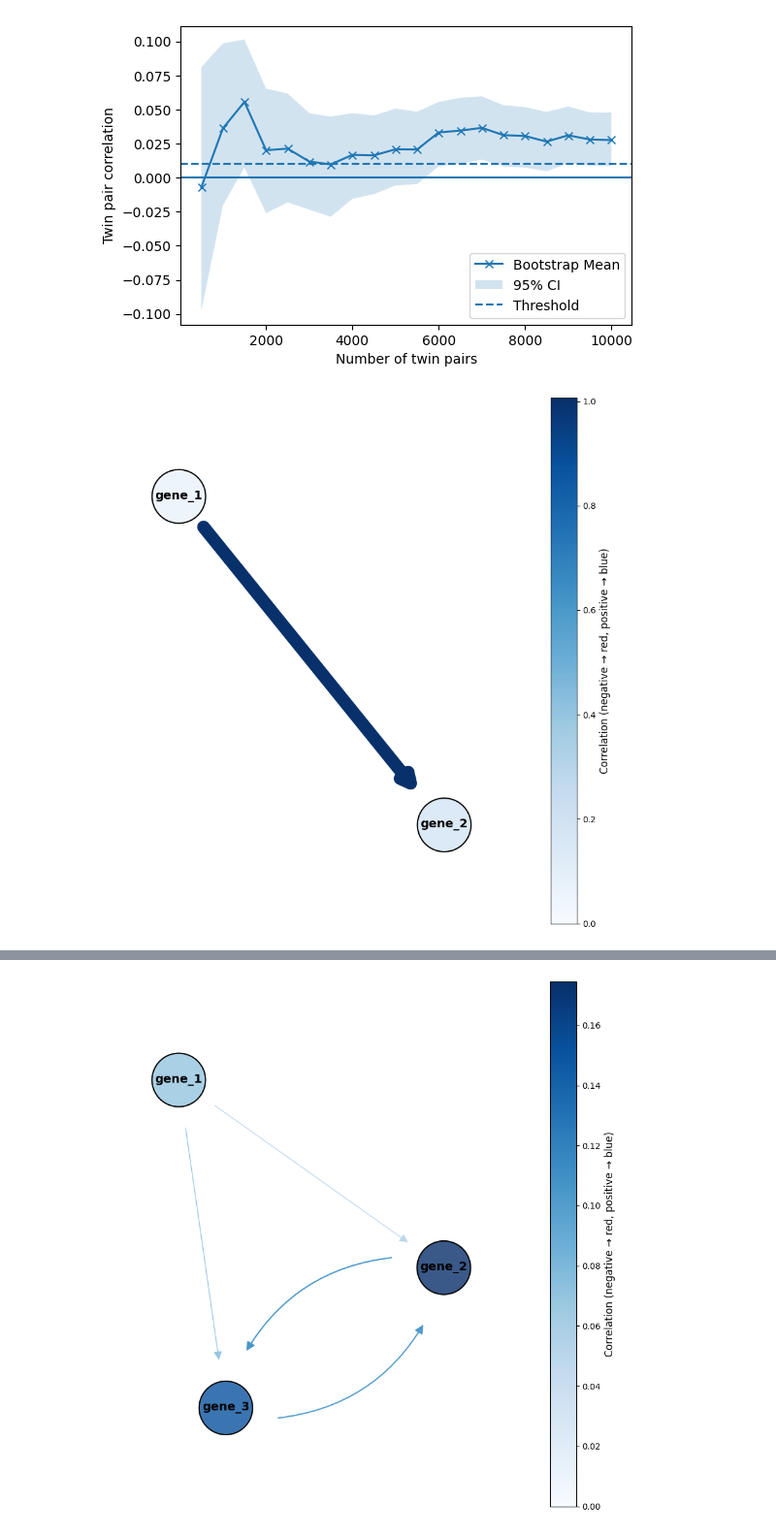
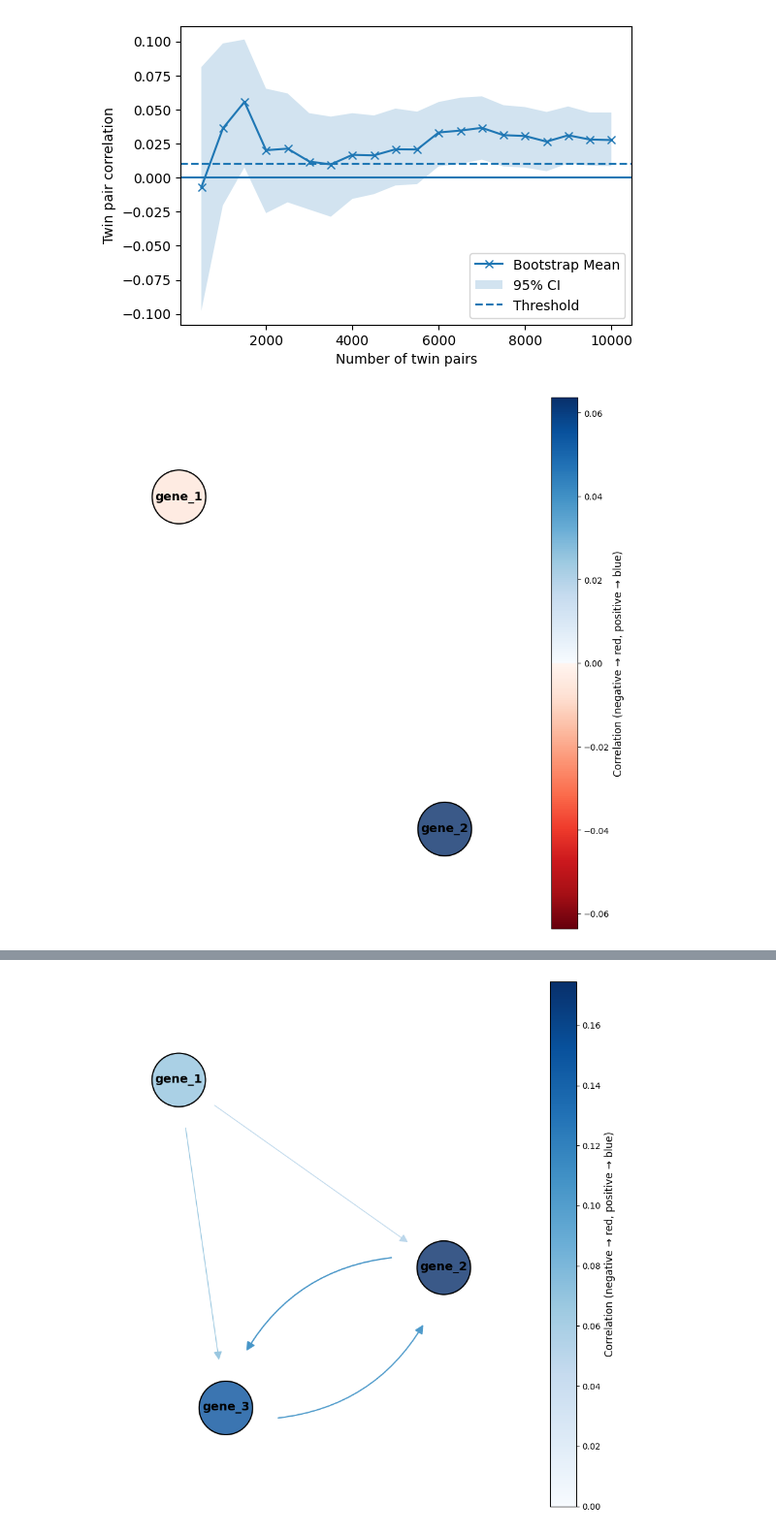
Before and after one commit to Keerthana910234/grnInference, a Jupyter notebook: analysis_code/correlation_calculation/correlation_calculation.ipynb, the cells around one changed output, grey strips where cells are left out. Shown: that part at 97% size. Saved outputs shown, nothing was run; the diff lists cells and outputs as text; code cells hidden in the pictures.

```diff
--- a/analysis_code/correlation_calculation/correlation_calculation.ipynb
+++ b/analysis_code/correlation_calculation/correlation_calculation.ipynb
@@ -370,18 +370,18 @@ def get_cross_correlations(df, time_points, genes):
 # %% [markdown]
 ### Running the code for selected simulation
 # %%
-sim_path = "/home/mzo5929/Keerthana/grnInference/simulation_data/median_parameter_simulations/simulations/df_row_0_1_14072025_175926_ncells_10000_A_to_B_9c7f0cd0.csv"
+sim_path = "/home/mzo5929/Keerthana/grnInference/simulation_data/median_parameter_simulations/simulations/df_row_10_11_12_14072025_233548_ncells_10000_A_to_B_to_C_73acd23c.csv"
 path_to_matrix = "/home/mzo5929/Keerthana/grnInference/simulation_data/median_parameter_simulations/simulation_details/interaction_matrix_positive.txt"
 time_points = [5,10,15,20]
 genes = ["gene_1_mRNA", "gene_2_mRNA"]
 df = pd.read_csv(sim_path)
 # %%
 #2 states
-# df_state1 = pd.read_csv("/home/mzo5929/Keerthana/grnInference/simulation_data/median_parameter_simulations/simulations/df_rows_25_26_16072025_093653_ncells_10000_A_B_only_lower_k_on_03db176a.csv")
-# df_state2 = pd.read_csv("/home/mzo5929/Keerthana/grnInference/simulation_data/median_parameter_simulations/simulations/df_rows_27_28_16072025_100413_ncells_10000_A_B_only_higher_k_on_aa330570.csv")
+# df_state1 = pd.read_csv("/home/mzo5929/Keerthana/grnInference/simulation_data/median_parameter_simulations/simulations/df_rows_25_26_17072025_110021_ncells_10000_A_to_B_only_lower_k_on_1_0a32d32b.csv")
+# df_state2 = pd.read_csv("/home/mzo5929/Keerthana/grnInference/simulation_data/median_parameter_simulations/simulations/df_rows_27_28_17072025_134923_ncells_10000_A_to_B_only_higher_k_on_4_0c9809b9.csv")
 # df = pd.concat([df_state1, df_state2])
 
-df = pd.read_csv("/home/mzo5929/Keerthana/grnInference/simulation_data/median_parameter_simulations/simulations/df_row_0_1_14072025_175926_ncells_10000_A_to_B_9c7f0cd0.csv")
+# df = pd.read_csv("/home/mzo5929/Keerthana/grnInference/simulation_data/median_parameter_simulations/simulations/df_row_0_1_14072025_175926_ncells_10000_A_to_B_9c7f0cd0.csv")
 # %%
 param_index = extract_param_index(sim_path)
 param_df = pd.read_csv("/home/mzo5929/Keerthana/grnInference/simulation_data/median_parameter_simulations/simulation_details/median_param.csv", index_col = 0)
@@ -468,7 +468,7 @@ import matplotlib.pyplot as plt
 from scipy.stats import spearmanr
 
 # ----- Parameters -----
-time = 10
+time = 5*4
 n_genes = 2
 gene_list = [f"gene_{i}" for i in range(1, n_genes + 1)]
 columns_interest = [f"{gene}_mRNA" for gene in gene_list]
@@ -893,39 +865,39 @@ def plot_gene_correlation_network(correlation_matrix, gene_list, title=None):
 from matplotlib.patches import FancyArrowPatch
 import networkx as nx
 
-t1 = 5
+t1 = 5*4
 singleTime_df = df[df['time_step'] == t1]
 rep_0_t1 = singleTime_df[singleTime_df['replicate'] == 1]
 rep_1_t1 = singleTime_df[singleTime_df['replicate'] == 2]
-t2 = 10
+t2 = 10*4
 singleTime_df = df[df['time_step'] == t2]
 rep_0_t2 = singleTime_df[singleTime_df['replicate'] == 1]
 rep_1_t2 = singleTime_df[singleTime_df['replicate'] == 2]
 n_genes = 2
 gene_list = [f"gene_{i}" for i in np.arange(1, n_genes + 1)]
 
 def dict_to_matrix(correlation_dict, gene_list):
     matrix = pd.DataFrame(index=gene_list, columns=gene_list, dtype=float)
     for key, value in correlation_dict.items():
         g1, g2 = key.split("->")
         matrix.loc[g1, g2] = value
     return matrix
 
 #Calculate correlation between different genes between two time points - y-axis is t1 and x-axis is t2
 def calculate_correlation(rep_0_t1, rep_1_t1, rep_0_t2, rep_1_t2):
     correlations = {}
     correlations_normalised = {}
     for gene_1 in gene_list:
         for gene_2 in gene_list:
             corr_t1_t2 = spearmanr(rep_0_t1[f"{gene_1}_mRNA"], rep_1_t2[f"{gene_2}_mRNA"]).correlation
             correlations[f"{gene_1}->{gene_2}"] = corr_t1_t2
     return correlations
 
 correlations = calculate_correlation(rep_0_t1, rep_1_t1, rep_0_t2, rep_1_t2)
 correlation_matrix = dict_to_matrix(correlations, gene_list)
 plot_a_b_basic = plot_gene_correlation_network(correlation_matrix, gene_list)
 # %% [output]
-[figure, old version]
+[figure, new version]
 # %%
 from matplotlib.patches import FancyArrowPatch
 import networkx as nx
```
Also changed, not shown: parts of 10 cells of this notebook, 3 other files.
